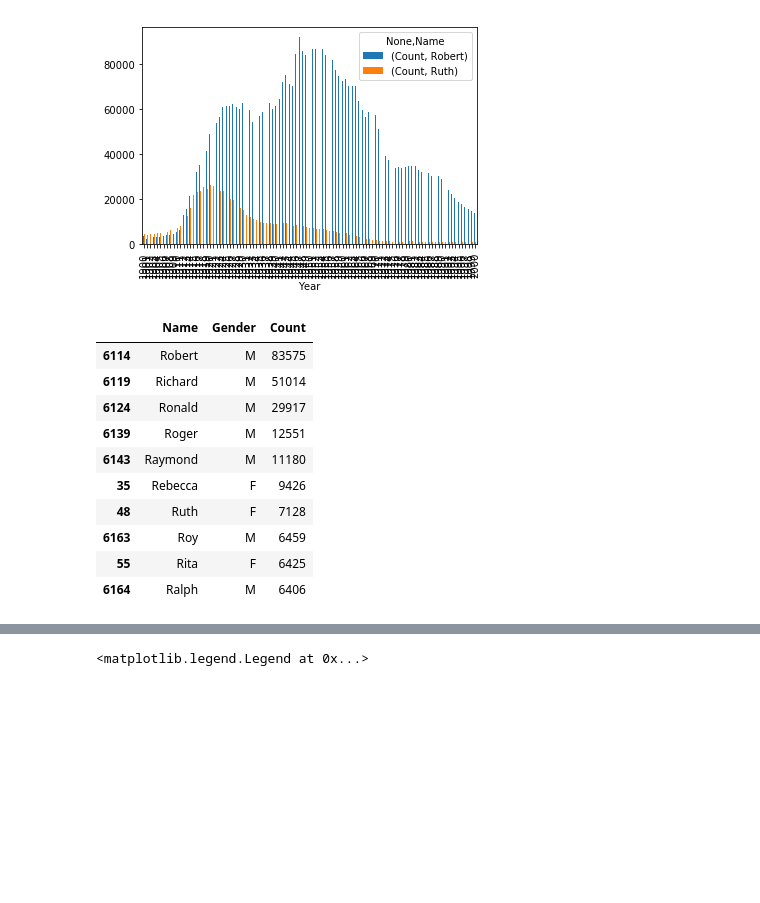
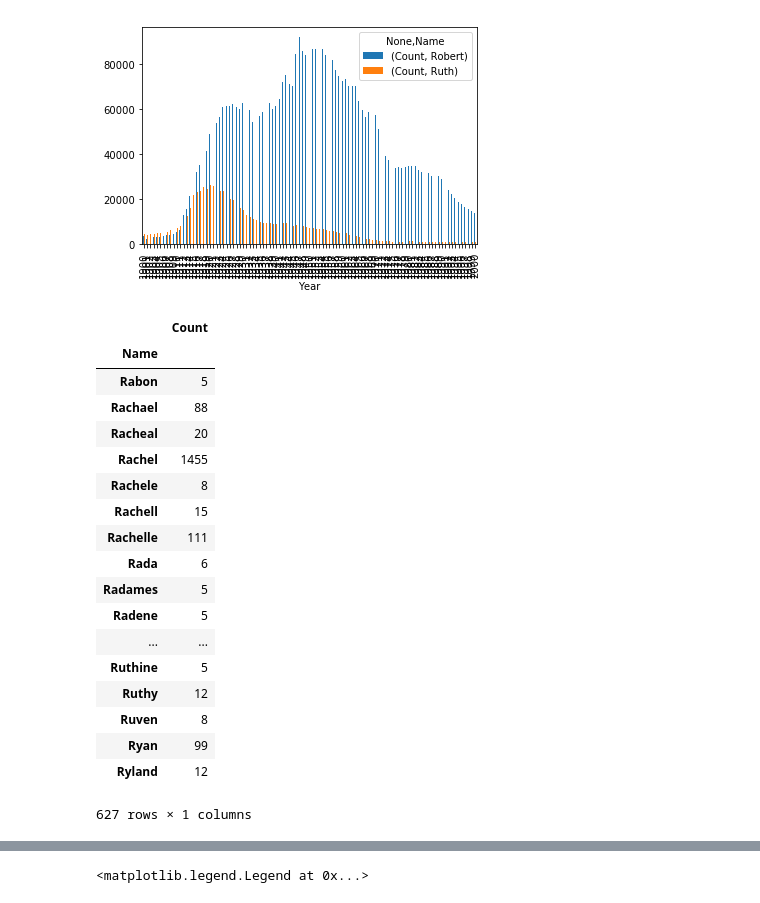
Before and after one commit to AntonZagorodniy/Data_visualization, a Jupyter notebook: Data_visualization.ipynb, the cells around one changed output, grey strips where cells are left out. Saved outputs shown, nothing was run; the diff lists cells and outputs as text; code cells hidden in the pictures; blank space fills up the shorter version.

```diff
--- a/Data_visualization.ipynb
+++ b/Data_visualization.ipynb
@@ -34,19 +34,27 @@ name_dynamics.query('Name == ["Ruth", "Robert"]').unstack('Name').plot.bar()
 # %%
 names_by_1950 = pd.read_csv(
         'C:\Learn\PycharmProjects\domashnee\Work_with_Pandas\\names\yob1950.txt',
         names=['Name','Gender','Count']
     )
-names_R_for_pie = names_by_1950[(names_by_1950.Name.str.startswith("R"))].sort_values(by='Count', ascending=False).head(10)
-names_R_for_pie
+names_R = names_by_1950[(names_by_1950.Name.str.startswith("R"))].groupby('Name').sum()
+names_R
 # %% [output]
-|  | Name | Gender | Count |
-| 6114 | Robert | M | 83575 |
-| 6119 | Richard | M | 51014 |
-| 6124 | Ronald | M | 29917 |
-| 6139 | Roger | M | 12551 |
-| 6143 | Raymond | M | 11180 |
-| 35 | Rebecca | F | 9426 |
-| 48 | Ruth | F | 7128 |
-| 6163 | Roy | M | 6459 |
-| 55 | Rita | F | 6425 |
-| 6164 | Ralph | M | 6406 |
+|  | Count |
+| Name |  |
+| Rabon | 5 |
+| Rachael | 88 |
+| Racheal | 20 |
+| Rachel | 1455 |
+| Rachele | 8 |
+| Rachell | 15 |
+| Rachelle | 111 |
+| Rada | 6 |
+| Radames | 5 |
+| Radene | 5 |
+| ... | ... |
+| Ruthine | 5 |
+| Ruthy | 12 |
+| Ruven | 8 |
+| Ryan | 99 |
+| Ryland | 12 |
+627 rows × 1 columns
```
Also changed, not shown: parts of 3 cells of this notebook.
